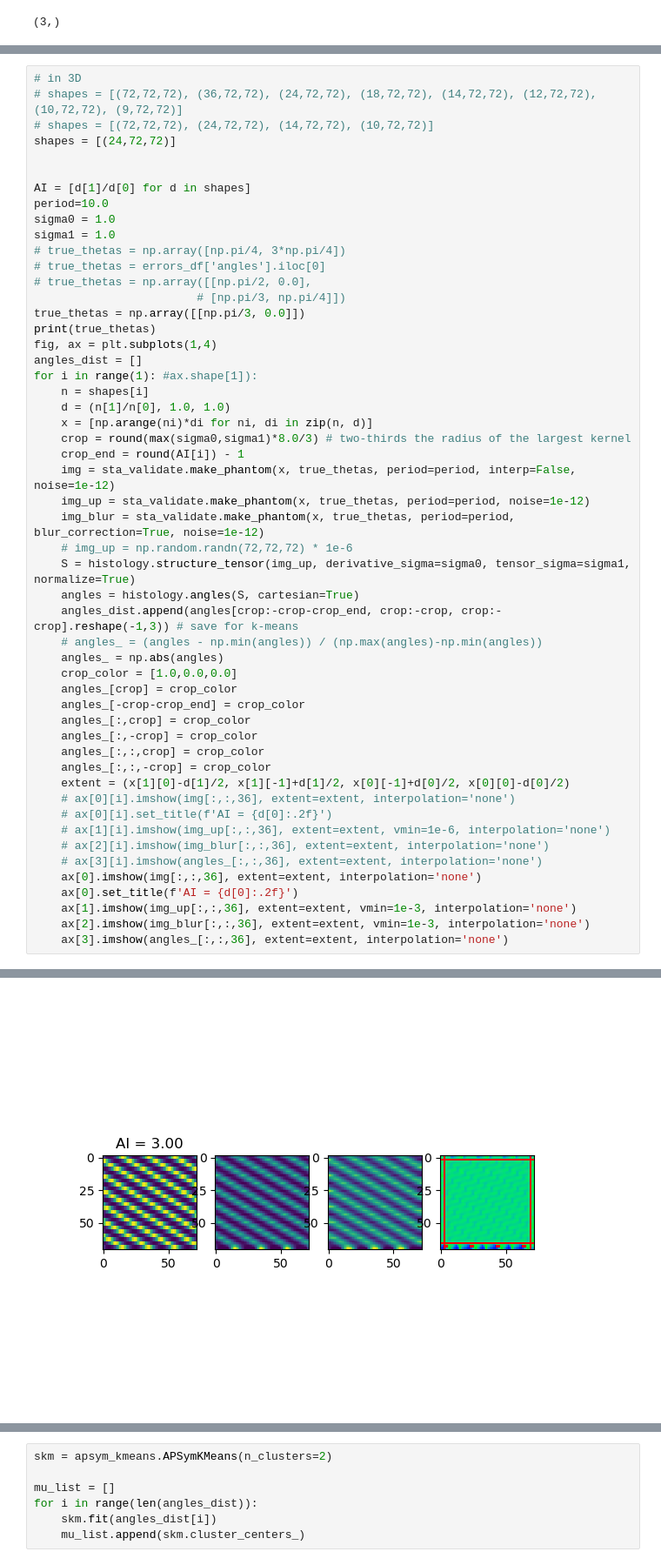
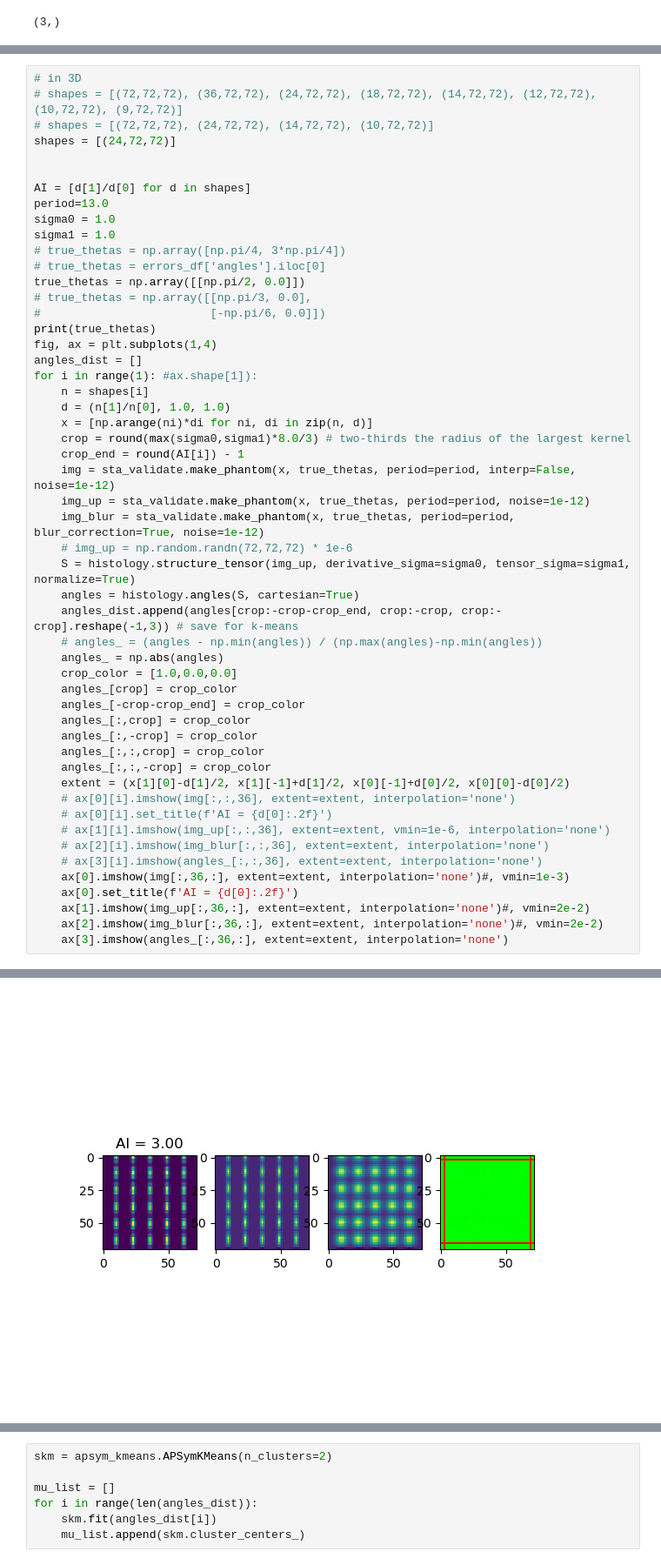
Before and after one commit to BrysonGray/fibermetric, a Jupyter notebook: notebooks/make_sta_figures.ipynb, the cells around one changed output, grey strips where cells are left out. Shown: that part at 87% size. Drawn from its saved outputs; the diff is of its cells as text.

```diff
--- a/notebooks/make_sta_figures.ipynb
+++ b/notebooks/make_sta_figures.ipynb
@@ -494,14 +501,14 @@ shapes = [(24,72,72)]
 
 
 AI = [d[1]/d[0] for d in shapes]
-period=10.0
+period=13.0
 sigma0 = 1.0
 sigma1 = 1.0
 # true_thetas = np.array([np.pi/4, 3*np.pi/4])
 # true_thetas = errors_df['angles'].iloc[0]
-# true_thetas = np.array([[np.pi/2, 0.0],
-                        # [np.pi/3, np.pi/4]])
-true_thetas = np.array([[np.pi/3, 0.0]])
+true_thetas = np.array([[np.pi/2, 0.0]])
+# true_thetas = np.array([[np.pi/3, 0.0],
+#                         [-np.pi/6, 0.0]])
 print(true_thetas)
 fig, ax = plt.subplots(1,4)
 angles_dist = []
@@ -533,9 +540,9 @@ for i in range(1): #ax.shape[1]):
     # ax[1][i].imshow(img_up[:,:,36], extent=extent, vmin=1e-6, interpolation='none')
     # ax[2][i].imshow(img_blur[:,:,36], extent=extent, interpolation='none')
     # ax[3][i].imshow(angles_[:,:,36], extent=extent, interpolation='none')
-    ax[0].imshow(img[:,:,36], extent=extent, interpolation='none')
+    ax[0].imshow(img[:,36,:], extent=extent, interpolation='none')#, vmin=1e-3)
     ax[0].set_title(f'AI = {d[0]:.2f}')
-    ax[1].imshow(img_up[:,:,36], extent=extent, vmin=1e-3, interpolation='none')
-    ax[2].imshow(img_blur[:,:,36], extent=extent, vmin=1e-3, interpolation='none')
-    ax[3].imshow(angles_[:,:,36], extent=extent, interpolation='none')
+    ax[1].imshow(img_up[:,36,:], extent=extent, interpolation='none')#, vmin=2e-2)
+    ax[2].imshow(img_blur[:,36,:], extent=extent, interpolation='none')#, vmin=2e-2)
+    ax[3].imshow(angles_[:,36,:], extent=extent, interpolation='none')
 # %% [output]
@@ -543 +550 @@ for i in range(1): #ax.shape[1]):
-[figure, old version]
+[figure, new version]
```
Also changed, not shown: parts of 7 cells of this notebook, 1 other file.
